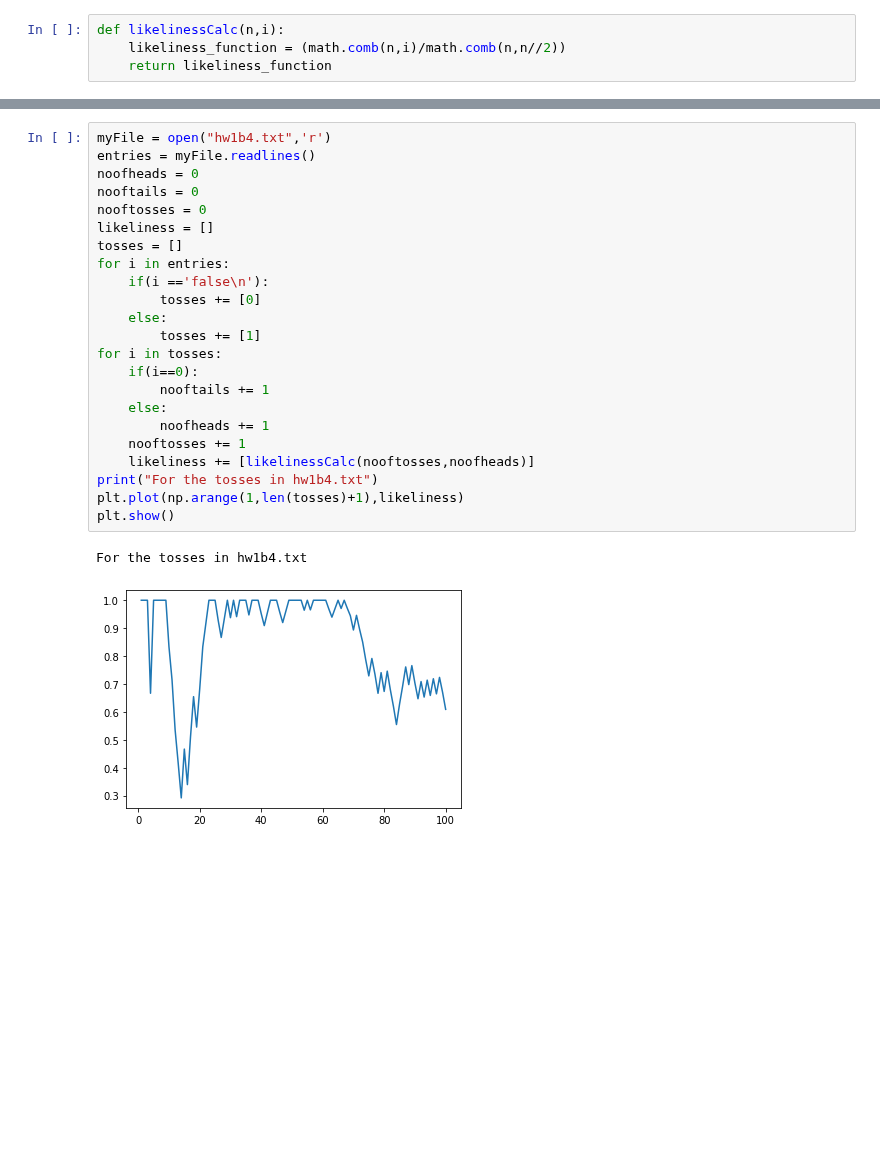
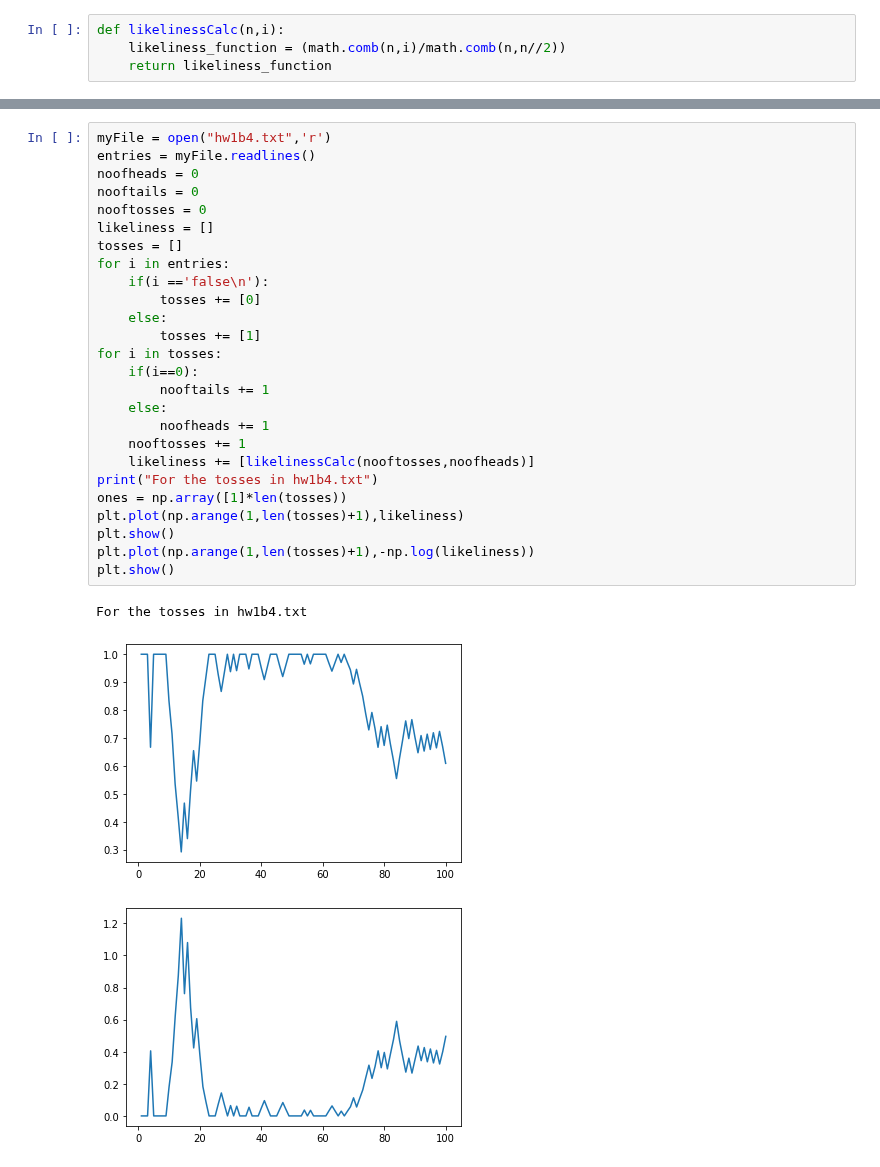
Before and after one commit to rohankalbag/EE325-Assignments, a Jupyter notebook: Q2.ipynb, the cells around one changed output, grey strips where cells are left out. Drawn from its saved outputs; the diff is of its cells as text; blank space fills up the shorter version.

```diff
--- a/Q2.ipynb
+++ b/Q2.ipynb
@@ -88,26 +97,30 @@ For the tosses in hw1b3.txt
 # %%
 myFile = open("hw1b4.txt",'r')
 entries = myFile.readlines()
 noofheads = 0
 nooftails = 0
 nooftosses = 0
 likeliness = []
 tosses = []
 for i in entries:
     if(i =='false\n'):
         tosses += [0]
     else:
         tosses += [1]
 for i in tosses:
     if(i==0):
         nooftails += 1
     else:
         noofheads += 1
     nooftosses += 1
     likeliness += [likelinessCalc(nooftosses,noofheads)]
 print("For the tosses in hw1b4.txt")
+ones = np.array([1]*len(tosses))
 plt.plot(np.arange(1,len(tosses)+1),likeliness)
 plt.show()
+plt.plot(np.arange(1,len(tosses)+1),-np.log(likeliness))
+plt.show()
 # %% [output]
 For the tosses in hw1b4.txt
 [figure]
+[figure, added]
```
Also changed, not shown: parts of 3 cells of this notebook.
